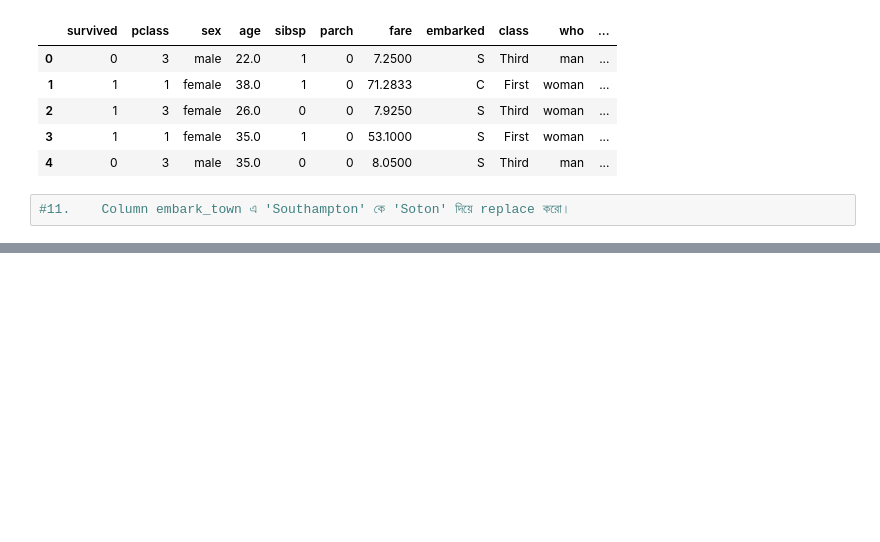
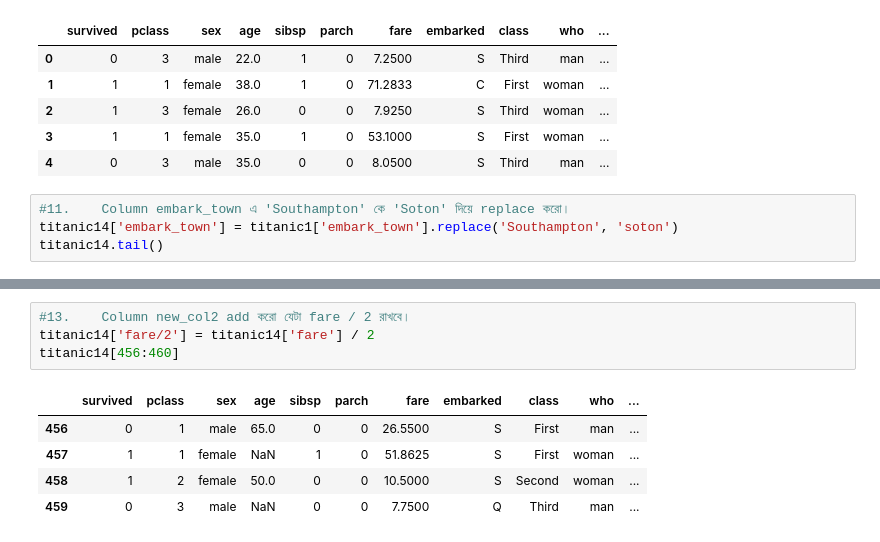
Before and after one commit to Md-Maruf-1727/LearningPractices, a Jupyter notebook: Course Assignments/homework1.ipynb, the cells around one changed output, grey strips where cells are left out. Saved outputs shown, nothing was run; the diff lists cells and outputs as text; blank space fills up the shorter version.

```diff
--- a/Course Assignments/homework1.ipynb
+++ b/Course Assignments/homework1.ipynb
@@ -542,3 +542,5 @@ titanic14.head()
 | 4 | 0 | 3 | male | 35.0 | 0 | 0 | 8.0500 | S | Third | man | ... |
 # %%
 #11.	Column embark_town এ 'Southampton' কে 'Soton' দিয়ে replace করো।
+titanic14['embark_town'] = titanic1['embark_town'].replace('Southampton', 'soton')
+titanic14.tail()
@@ -544,0 +564,10 @@ titanic14.head()
+# %%
+#13.	Column new_col2 add করো যেটা fare / 2 রাখবে।
+titanic14['fare/2'] = titanic14['fare'] / 2
+titanic14[456:460]
+# %% [output]
+|  | survived | pclass | sex | age | sibsp | parch | fare | embarked | class | who | ... |
+| 456 | 0 | 1 | male | 65.0 | 0 | 0 | 26.5500 | S | First | man | ... |
+| 457 | 1 | 1 | female | NaN | 1 | 0 | 51.8625 | S | First | woman | ... |
+| 458 | 1 | 2 | female | 50.0 | 0 | 0 | 10.5000 | S | Second | woman | ... |
+| 459 | 0 | 3 | male | NaN | 0 | 0 | 7.7500 | Q | Third | man | ... |
```
Also changed, not shown: parts of 11 cells of this notebook.
